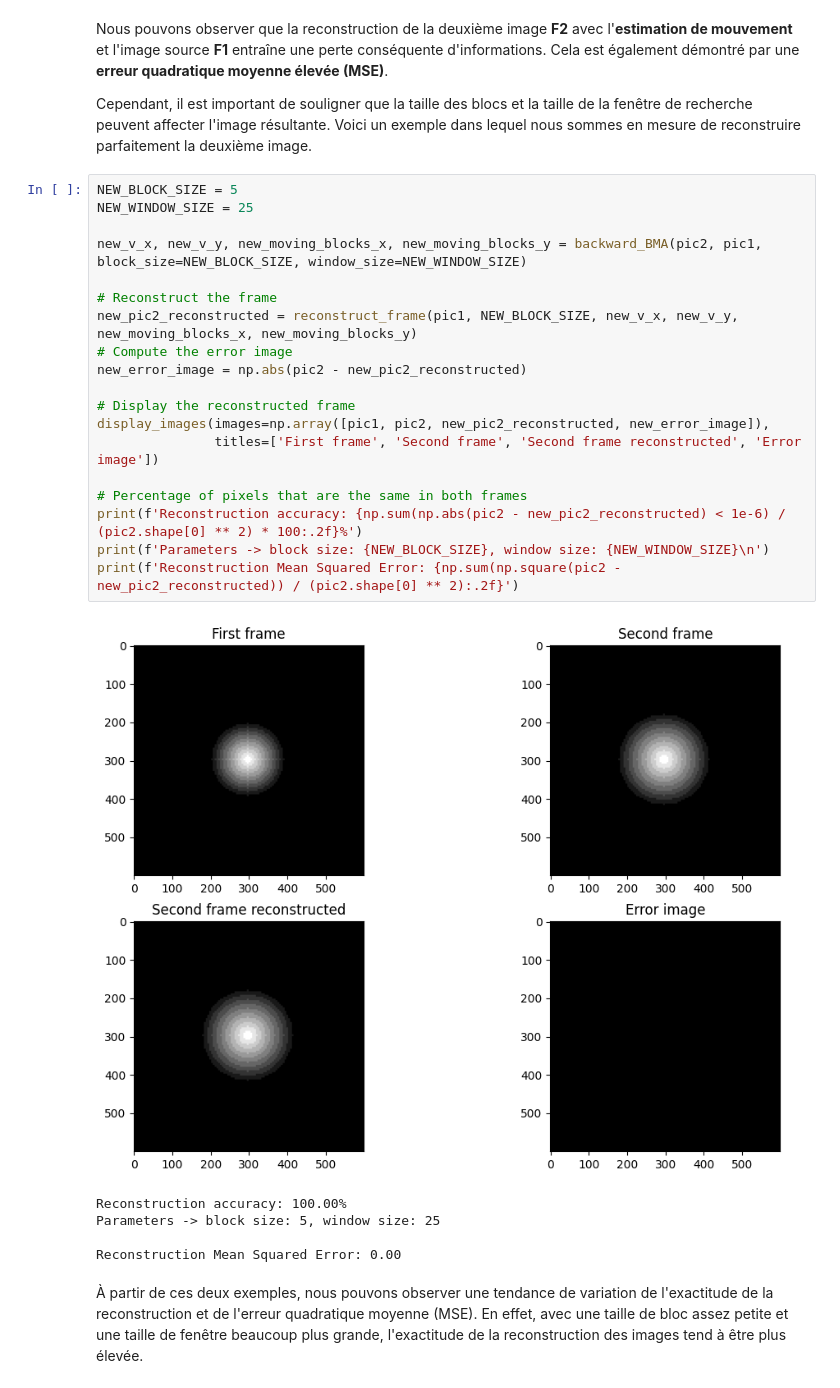
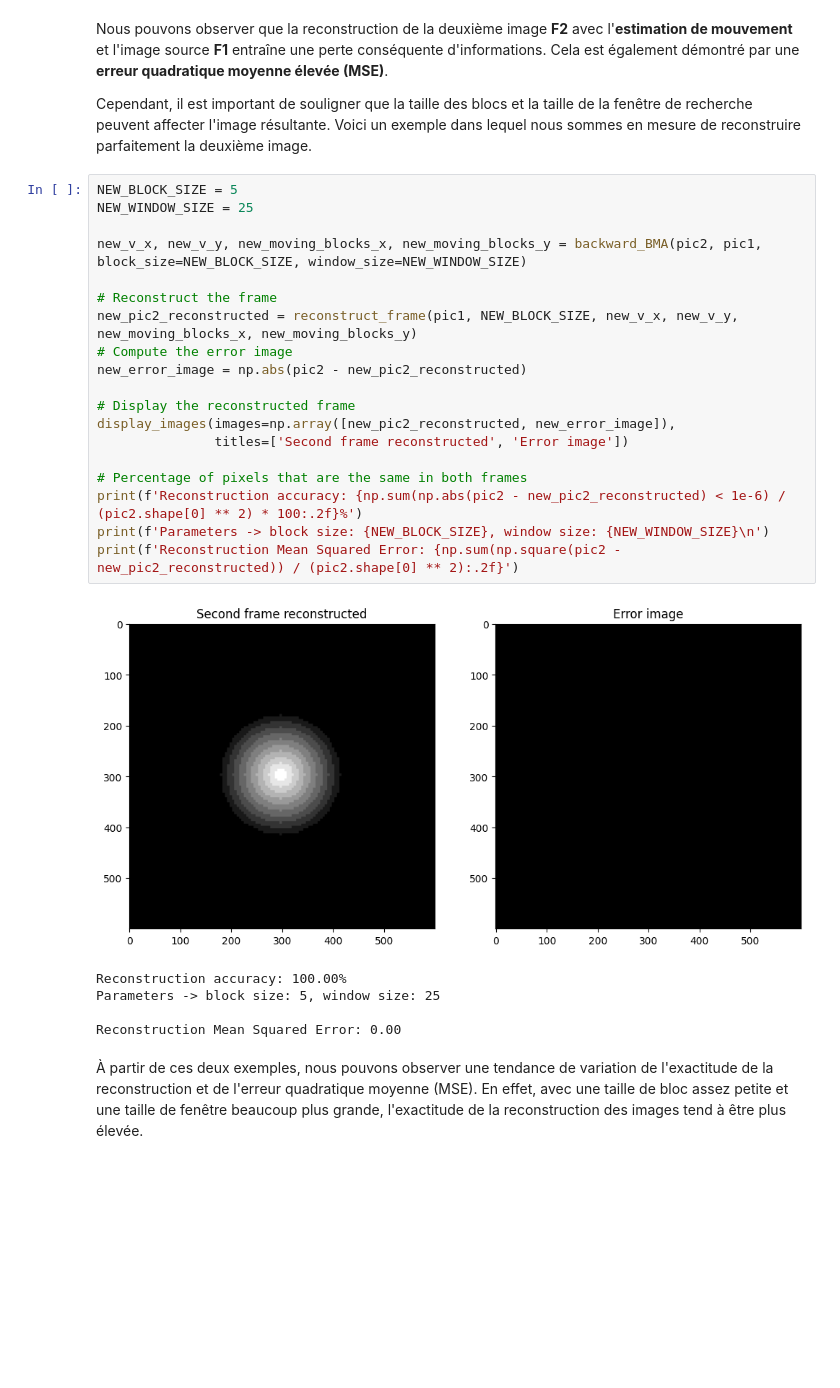
Before and after one commit to sinansoulier/VideoProcessing, a Jupyter notebook: TP2/motion_compensation.ipynb, the cells around one changed output. Saved outputs shown, nothing was run; the diff lists cells and outputs as text; blank space fills up the shorter version.

```diff
--- a/TP2/motion_compensation.ipynb
+++ b/TP2/motion_compensation.ipynb
@@ -308,24 +308,24 @@ Cependant, il est important de souligner que la taille des blocs et la taille de
 # %%
 NEW_BLOCK_SIZE = 5
 NEW_WINDOW_SIZE = 25
 
 new_v_x, new_v_y, new_moving_blocks_x, new_moving_blocks_y = backward_BMA(pic2, pic1, block_size=NEW_BLOCK_SIZE, window_size=NEW_WINDOW_SIZE)
 
 # Reconstruct the frame
 new_pic2_reconstructed = reconstruct_frame(pic1, NEW_BLOCK_SIZE, new_v_x, new_v_y, new_moving_blocks_x, new_moving_blocks_y)
 # Compute the error image
 new_error_image = np.abs(pic2 - new_pic2_reconstructed)
 
 # Display the reconstructed frame
-display_images(images=np.array([pic1, pic2, new_pic2_reconstructed, new_error_image]),
-               titles=['First frame', 'Second frame', 'Second frame reconstructed', 'Error image'])
+display_images(images=np.array([new_pic2_reconstructed, new_error_image]),
+               titles=['Second frame reconstructed', 'Error image'])
 
 # Percentage of pixels that are the same in both frames
 print(f'Reconstruction accuracy: {np.sum(np.abs(pic2 - new_pic2_reconstructed) < 1e-6) / (pic2.shape[0] ** 2) * 100:.2f}%')
 print(f'Parameters -> block size: {NEW_BLOCK_SIZE}, window size: {NEW_WINDOW_SIZE}\n')
 print(f'Reconstruction Mean Squared Error: {np.sum(np.square(pic2 - new_pic2_reconstructed)) / (pic2.shape[0] ** 2):.2f}')
 # %% [output]
-[figure, old version]
+[figure, new version]
 Reconstruction accuracy: 100.00%
 Parameters -> block size: 5, window size: 25
 
```
Also changed, not shown: parts of 1 cell of this notebook.
